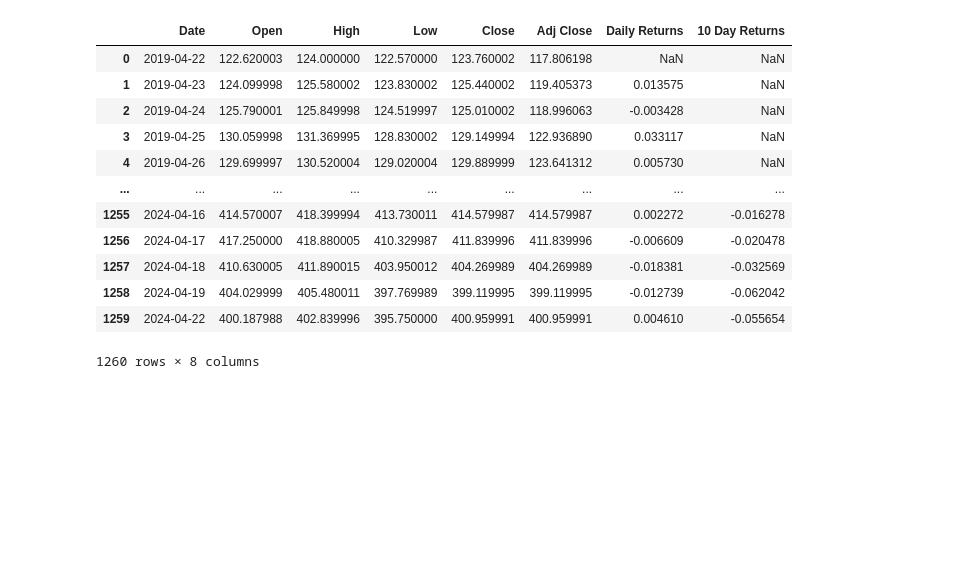
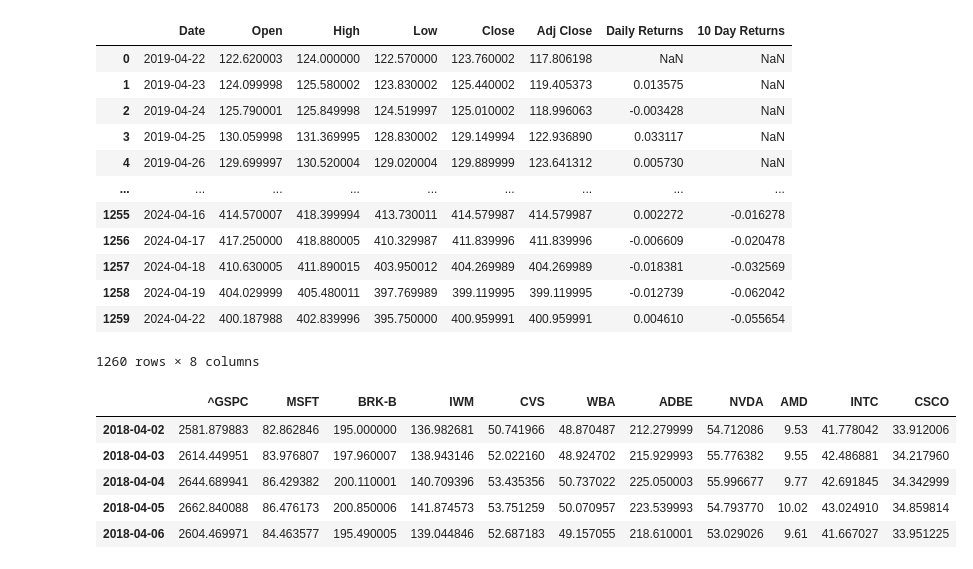
Before and after one commit to adi-suresh01/Pairs_Trading_Strategy_1, a Jupyter notebook: pairs-checkpoint.ipynb, the cells around one changed output. Drawn from its saved outputs; the diff is of its cells as text; code cells hidden in the pictures; blank space fills up the shorter version.

Commit message:
Cointegration, ADF test, Backtesting

```diff
--- a/pairs-checkpoint.ipynb
+++ b/pairs-checkpoint.ipynb
@@ -420,4 +434,16 @@ msft_df
 | 1259 | 2024-04-22 | 400.187988 | 402.839996 | 395.750000 | 400.959991 | 400.959991 | 0.004610 | -0.055654 |
 1260 rows × 8 columns
 # %%
-msft_df.to_csv()
+from sklearn.model_selection import train_test_split
+# Splitting data into train and test
+df.dropna()
+train_df, test_df = train_test_split(df, test_size=0.5, shuffle=False)
+# quick view of head and tail of train set
+train_df.head()
+# %% [output]
+|  | ^GSPC | MSFT | BRK-B | IWM | CVS | WBA | ADBE | NVDA | AMD | INTC | CSCO |
+| 2018-04-02 | 2581.879883 | 82.862846 | 195.000000 | 136.982681 | 50.741966 | 48.870487 | 212.279999 | 54.712086 | 9.53 | 41.778042 | 33.912006 |
+| 2018-04-03 | 2614.449951 | 83.976807 | 197.960007 | 138.943146 | 52.022160 | 48.924702 | 215.929993 | 55.776382 | 9.55 | 42.486881 | 34.217960 |
+| 2018-04-04 | 2644.689941 | 86.429382 | 200.110001 | 140.709396 | 53.435356 | 50.737022 | 225.050003 | 55.996677 | 9.77 | 42.691845 | 34.342999 |
+| 2018-04-05 | 2662.840088 | 86.476173 | 200.850006 | 141.874573 | 53.751259 | 50.070957 | 223.539993 | 54.793770 | 10.02 | 43.024910 | 34.859814 |
+| 2018-04-06 | 2604.469971 | 84.463577 | 195.490005 | 139.044846 | 52.687183 | 49.157055 | 218.610001 | 53.029026 | 9.61 | 41.667027 | 33.951225 |
```
Also changed, not shown: parts of 2 cells of this notebook.
